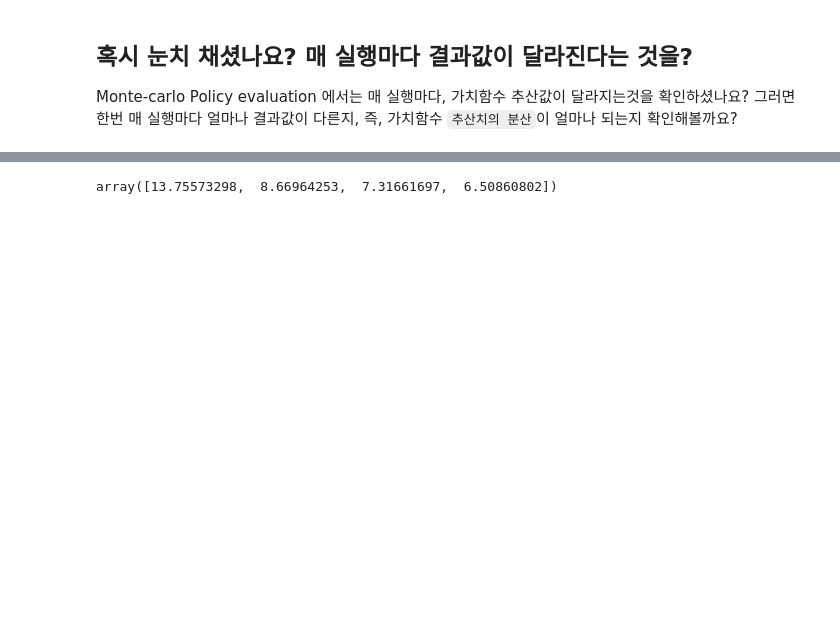
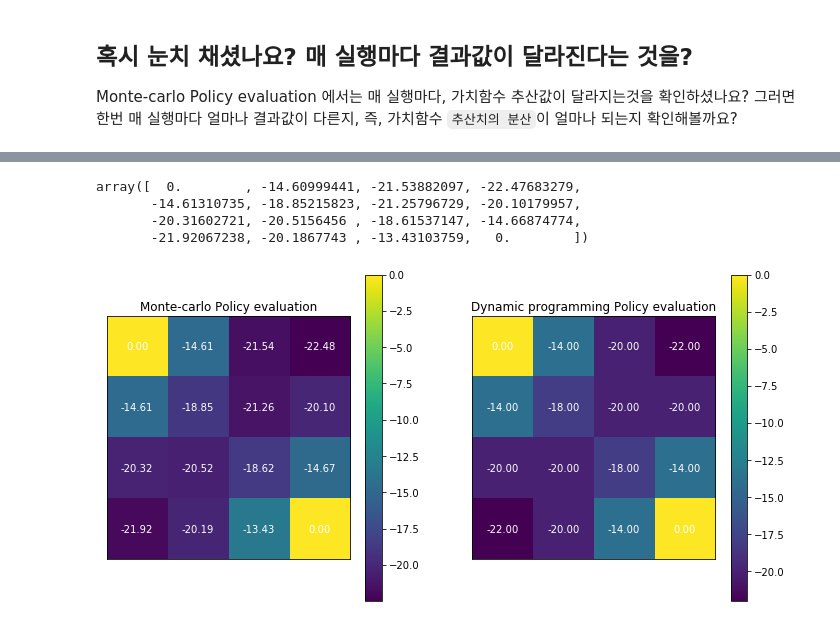
Before and after one commit to greenmonn/rl-playground, a Jupyter notebook: MC prediction.ipynb, the cells around one changed output, grey strips where cells are left out. Drawn from its saved outputs; the diff is of its cells as text; code cells hidden in the pictures; blank space fills up the shorter version.

```diff
--- a/MC prediction.ipynb
+++ b/MC prediction.ipynb
@@ -236,4 +223,6 @@ ax.legend()
-# %%
-error_mean
-# %% [output]
-array([13.75573298,  8.66964253,  7.31661697,  6.50860802])
+# %%
+mc_agent = MCAgent(gamma=1.0,
+                   lr=1e-3,
+                   num_states=nx * ny,
+                   num_actions=4,
+                   epsilon=1.0)
@@ -239,0 +231,19 @@ array([13.75573298,  8.66964253,  7.31661697,  6.50860802])
+# %%
+for _ in range(5000):
+    run_episode(env, mc_agent)
+# %%
+mc_agent.v
+# %% [output]
+array([  0.        , -14.60999441, -21.53882097, -22.47683279,
+       -14.61310735, -18.85215823, -21.25796729, -20.10179957,
+       -20.31602721, -20.5156456 , -18.61537147, -14.66874774,
+       -21.92067238, -20.1867743 , -13.43103759,   0.        ])
+# %%
+fig, ax = plt.subplots(1,2, figsize=(12,6))
+visualize_value_function(ax[0], mc_agent.v, nx, ny)
+_ = ax[0].set_title("Monte-carlo Policy evaluation")
+
+visualize_value_function(ax[1], v_pi, nx, ny)
+_ = ax[1].set_title("Dynamic programming Policy evaluation")
+# %% [output]
+[figure, added]
```
Also changed, not shown: parts of 15 cells of this notebook, 4 other files.
